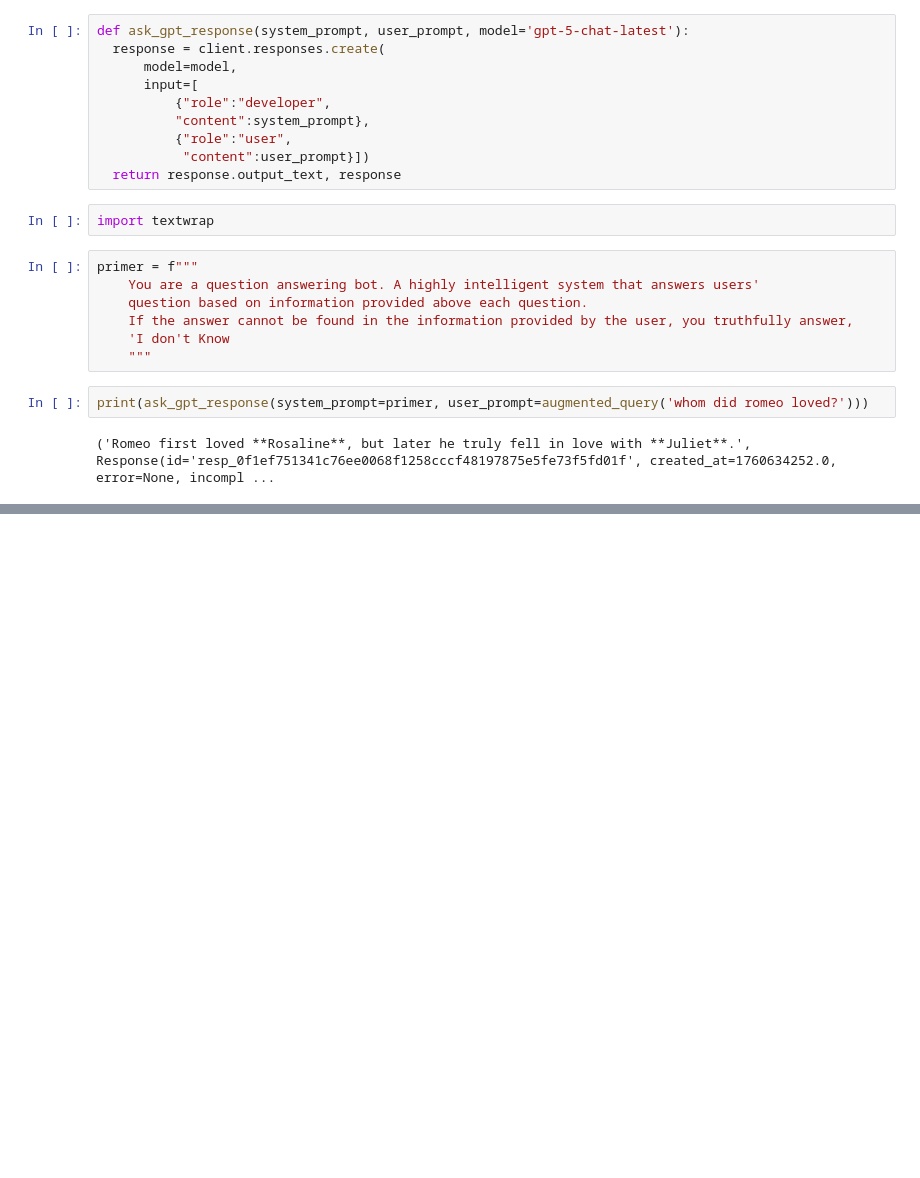
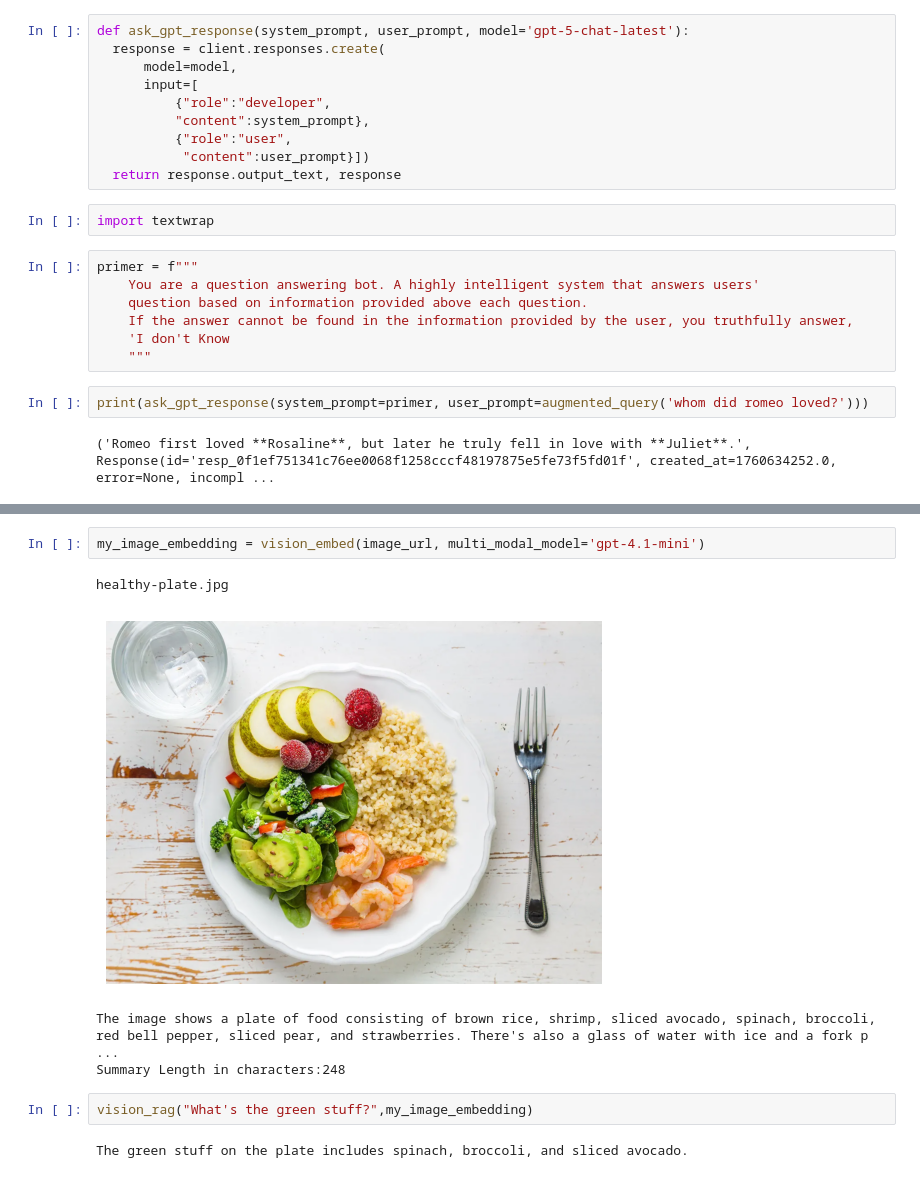
Before and after one commit to raalrwai/ml-pipeline-notebooks, a Jupyter notebook: jupyter/Nexus_text_processing/pine_rag.ipynb, the cells around one changed output, grey strips where cells are left out. Cells and saved outputs as stored; diff of their text form; blank space fills up the shorter version.

```diff
--- a/jupyter/Nexus_text_processing/pine_rag.ipynb
+++ b/jupyter/Nexus_text_processing/pine_rag.ipynb
@@ -257,0 +374,11 @@ print(ask_gpt_response(system_prompt=primer, user_prompt=augmented_query('whom d
+# %%
+my_image_embedding = vision_embed(image_url, multi_modal_model='gpt-4.1-mini')
+# %% [output]
+healthy-plate.jpg
+[figure, added]
+The image shows a plate of food consisting of brown rice, shrimp, sliced avocado, spinach, broccoli, red bell pepper, sliced pear, and strawberries. There's also a glass of water with ice and a fork p ...
+Summary Length in characters:248
+# %%
+vision_rag("What's the green stuff?",my_image_embedding)
+# %% [output]
+The green stuff on the plate includes spinach, broccoli, and sliced avocado.
```
Also changed, not shown: parts of 15 cells of this notebook, 2 other files.
